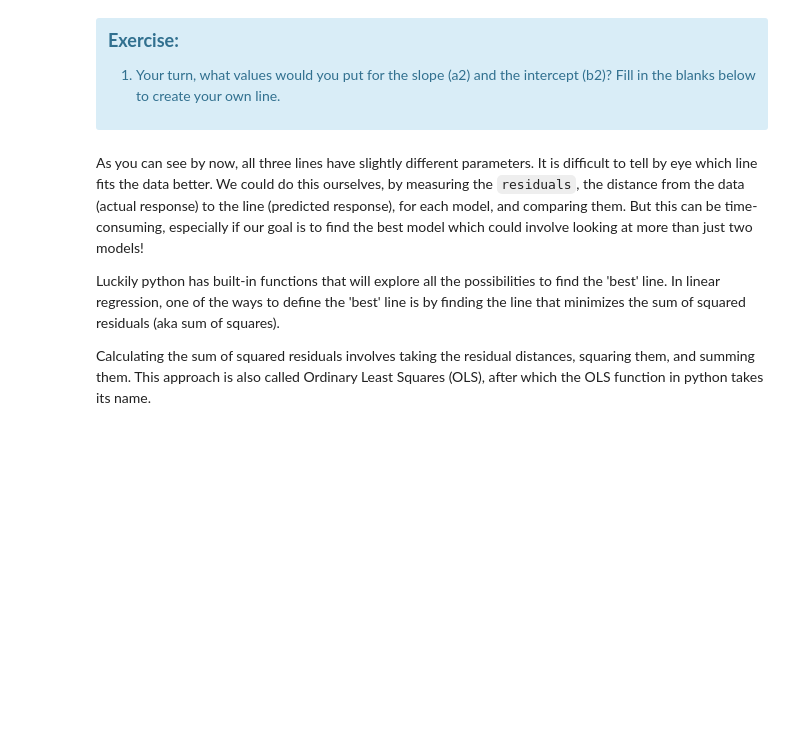
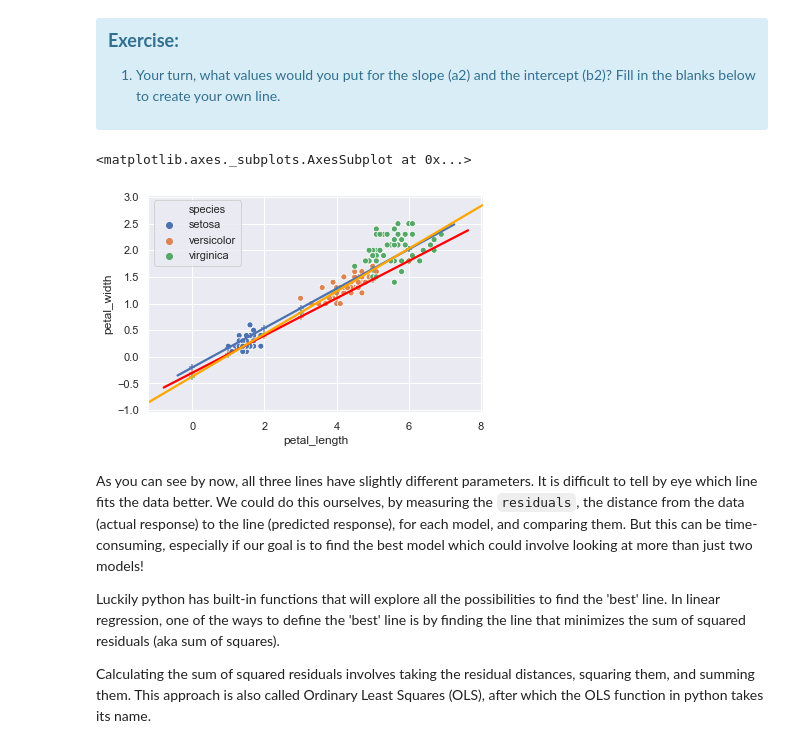
Before and after one commit to datasciencecampus/af_stats_python, a Jupyter notebook: course_content/main_chapters/Chapter 2 - Model Basics.ipynb, the cells around one changed output. Saved outputs shown, nothing was run; the diff lists cells and outputs as text; code cells hidden in the pictures; blank space fills up the shorter version.

```diff
--- a/course_content/main_chapters/Chapter 2 - Model Basics.ipynb
+++ b/course_content/main_chapters/Chapter 2 - Model Basics.ipynb
@@ -247,33 +259,36 @@ iris_scatter_petal_length_width;
 # %%
 iris_scatter_petal_length_width = sns.scatterplot(data=df_iris,
                                                   x='petal_length',
                                                   y='petal_width',
                                                   hue='species')
 
 x = np.arange(7)
 a = 0.37
 a1 = 0.35
-a2 =
+a2 = 0.4
 b = -0.2
 b1 = -0.3
-b2 =
+b2 = -0.37
 y = a*x + b
 y1 = a1*x + b1
-y2 =
+y2 = a2*x + b2
 
 iris_scatter_petal_length_width = sns.regplot(x=x,
                                               y=y,
                                               marker="+")
 iris_scatter_petal_length_width = sns.regplot(x=x,
                                               y=y1,
                                               marker="+",
                                               line_kws={"color": "red"})
 iris_scatter_petal_length_width = sns.regplot(x=x,
                                               y=y2,
                                               marker="+",
                                               line_kws={"color": "orange"})
 
 iris_scatter_petal_length_width
+# %% [output]
+<matplotlib.axes._subplots.AxesSubplot at 0x...>
+[figure, added]
 # %% [markdown]
 As you can see by now, all three lines have slightly different parameters. It is difficult to tell by eye which line fits the data better. We could do this ourselves, by measuring the `residuals`, the distance from the data (actual response) to the line (predicted response), for each model, and comparing them. But this can be time-consuming, especially if our goal is to find the best model which could involve looking at more than just two models!
 
```
Also changed, not shown: parts of 29 cells of this notebook, 3 other files.
